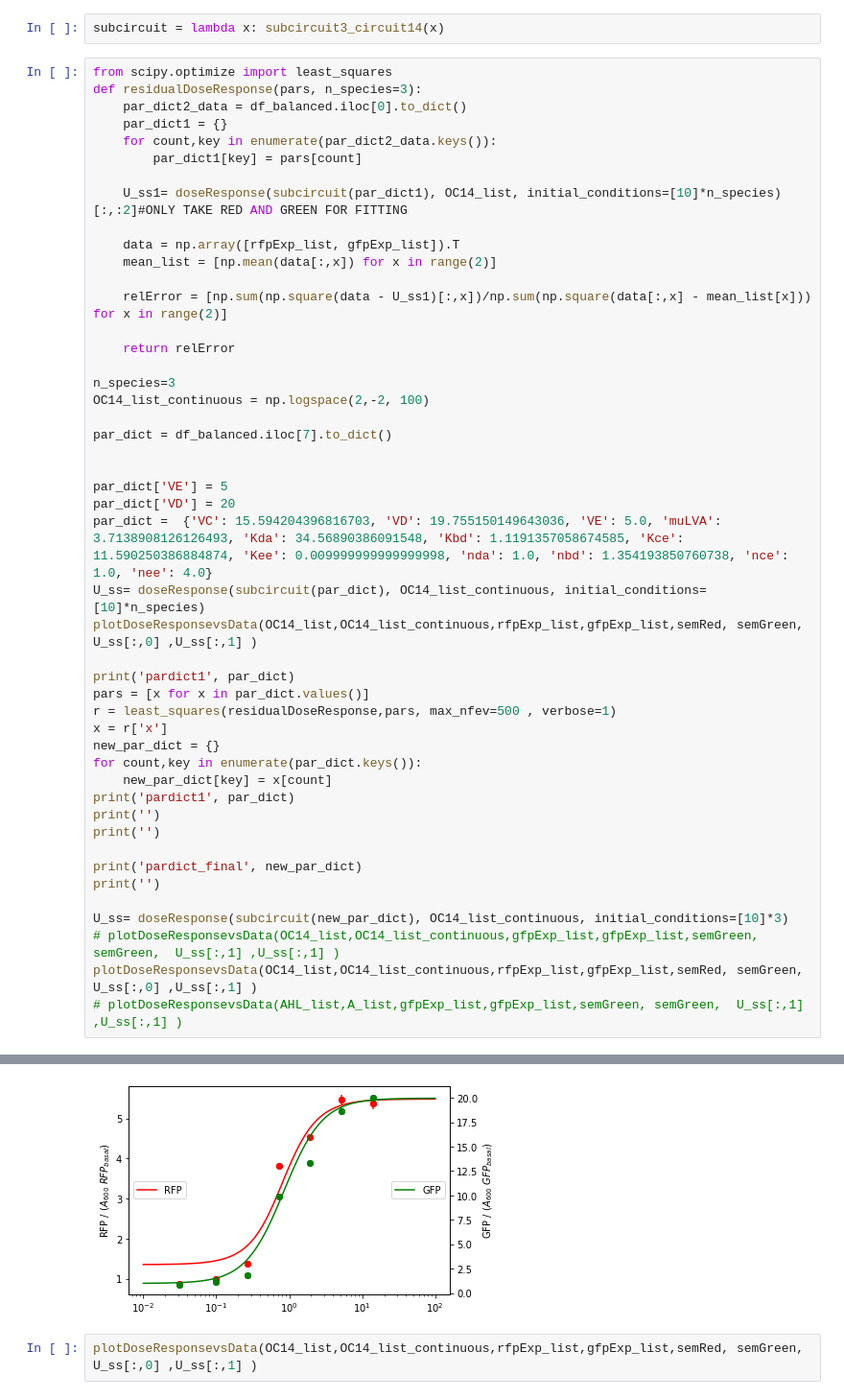
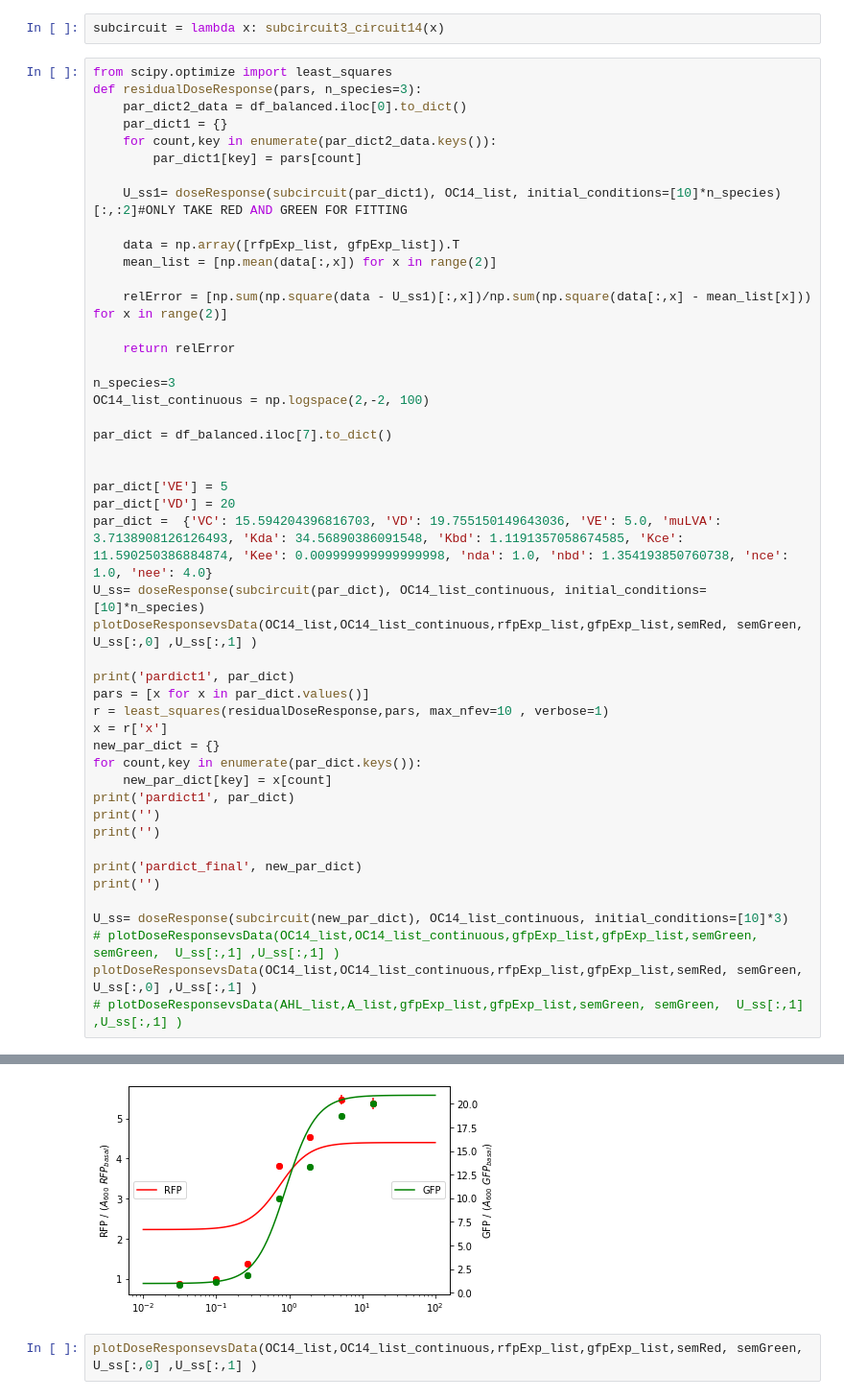
Before and after one commit to martinaoliver/modelling, a Jupyter notebook: 3954/dose_response/Lsf_doseResponse.ipynb, the cells around one changed output, grey strips where cells are left out. Shown at 96% size. Saved outputs shown, nothing was run; the diff lists cells and outputs as text.

```diff
--- a/3954/dose_response/Lsf_doseResponse.ipynb
+++ b/3954/dose_response/Lsf_doseResponse.ipynb
@@ -152,7 +152,7 @@ plotDoseResponsevsData(OC14_list,OC14_list_continuous,rfpExp_list,gfpExp_list,se
 
 print('pardict1', par_dict)
 pars = [x for x in par_dict.values()]
-r = least_squares(residualDoseResponse,pars, max_nfev=500 , verbose=1)
+r = least_squares(residualDoseResponse,pars, max_nfev=10 , verbose=1)
 x = r['x']
 new_par_dict = {}
 for count,key in enumerate(par_dict.keys()):
@@ -180,4 +180,4 @@ pardict_final {'VC': 16.1536812182829, 'VD': 18.959080215401276, 'VE': 7.1569515
-[figure, old version]
+[figure, new version]
 # %%
 plotDoseResponsevsData(OC14_list,OC14_list_continuous,rfpExp_list,gfpExp_list,semRed, semGreen,  U_ss[:,0] ,U_ss[:,1] )
 # %% [output]
```
Also changed, not shown: parts of 4 cells of this notebook, 4 other files.
